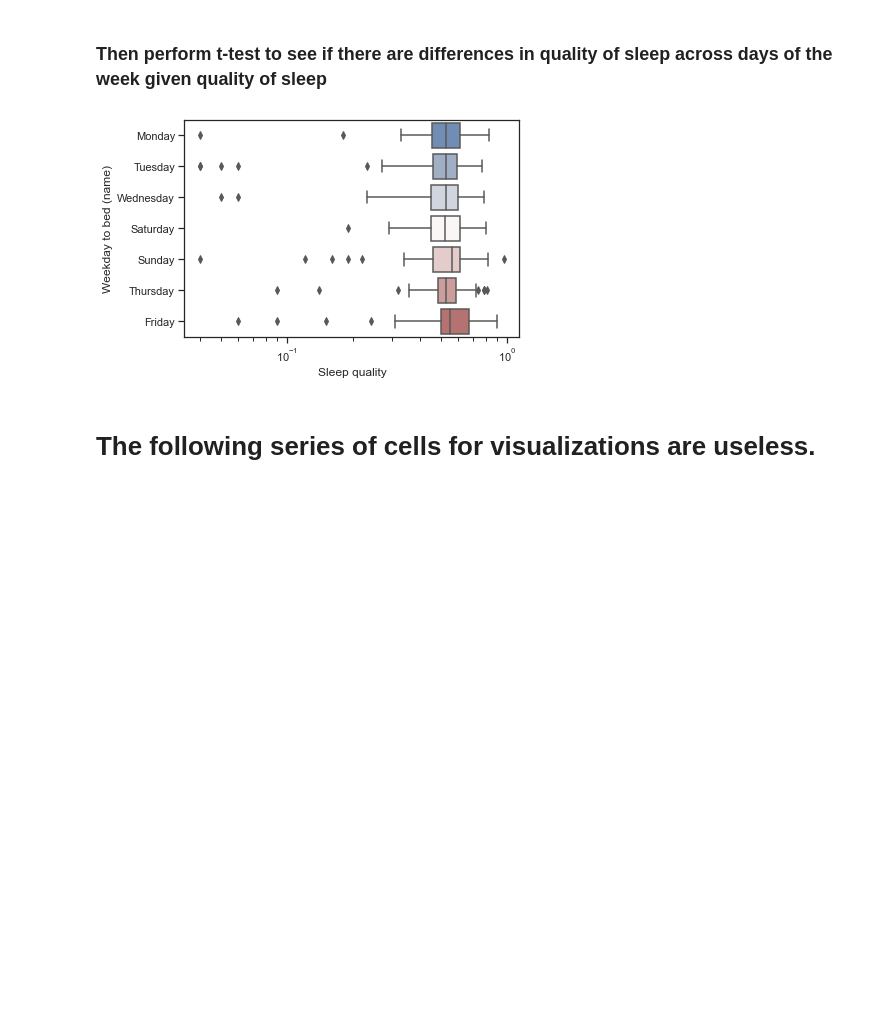
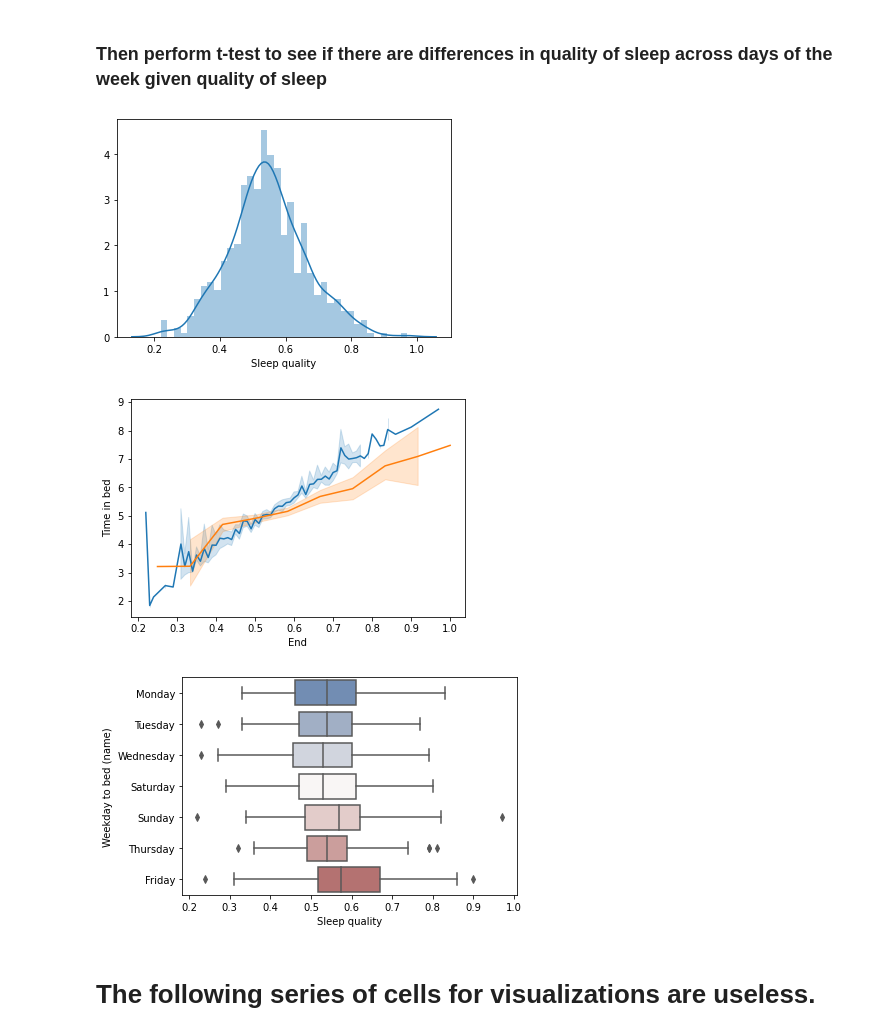
Before and after one commit to AVData/Data_Visualizations, a Jupyter notebook: Sleep_Data_notebook.ipynb, the cells around one changed output. Cells and saved outputs as stored; diff of their text form; code cells hidden in the pictures; blank space fills up the shorter version.

```diff
--- a/Sleep_Data_notebook.ipynb
+++ b/Sleep_Data_notebook.ipynb
@@ -251,7 +253,7 @@ for elem in range(len(column)):
 # %%
 # Step 1: change datatime for 'Start' and 'End' columns
 
-df['Start'] = pd.to_datetime(df['StaAgustinrt'], infer_datetime_format=True)
+df['Start'] = pd.to_datetime(df['Start'], infer_datetime_format=True)
 df['End'] = pd.to_datetime(df['End'], infer_datetime_format=True)
 
 print(f"Start date test:\n{df['Start'].head(3)}\n\nEnd date test:\n{df['End'].head(3)}")
@@ -581,0 +569,10 @@ ax_2 = sns.boxplot(x='Sleep quality', y='Weekday to bed (name)', data=df)
+# %%
+# Above line plot shows that the short durations in bed
+# corresponds to exageratingly low quality of sleep values
+# They will be ommitted at the 0.20 mark
+
+index_vals = df[df['Sleep quality'] < .2].index
+df.drop(index_vals, inplace=True)
+
+print(df.shape)
+df.head()
@@ -582,28 +587,30 @@ ax_2 = sns.boxplot(x='Sleep quality', y='Weekday to bed (name)', data=df)
 # %% [markdown]
 ### Then perform t-test to see if there are differences in quality of sleep across days of the week given quality of sleep
 # %%
-import seaborn as sns
+# Subplots
 
-# Subplots
-sns.set(style="ticks")
 fig, ax = plt.subplots()
-ax.set_xscale('')
-
 # Plots
 # Distributions plots:
 # ax = sns.distplot(df['Sleep quality'], bins=int(len(df['Sleep quality'].value_counts())), hist=False)
 # ax = sns.distplot(df['Time in bed'], bins=int(len(df['Time in bed'].value_counts())), hist=False)
-# ax = sns.distplot(df['Sleep quality'], bins=int(len(df['Sleep quality'].value_counts()))-25)
+ax = sns.distplot(df['Sleep quality'], bins=int(len(df['Sleep quality'].value_counts()))-25)
 
+fig_1, ax_1 = plt.subplots()
 # Line plots
 # ax = sns.lineplot(df['Weekday to Bed (int)'], df['Sleep quality'])
-# ax = sns.lineplot(df['Time in bed'], df['Sleep quality'])
+ax = sns.lineplot(df['Sleep quality'], df['Time in bed'])
+ax = sns.lineplot(df['End'].dt.hour/12, df['Time in bed'])
 
+fig_2, ax_2 = plt.subplots()
 # Box plots
-# ax = sns.boxplot(x='Time in bed', y='Weekday to bed (name)', data=df)
-ax = sns.boxplot(x='Sleep quality', y='Weekday to bed (name)', data=df, palette="vlag")
+# ax_2 = sns.boxplot(x='Time in bed', y='Weekday to bed (name)', data=df, palette="vlag")
+ax_2 = sns.boxplot(x='Sleep quality', y='Weekday to bed (name)', data=df, palette="vlag")
+# ax_2 = sns.boxplot(x=df['Weekday to Bed (int)'], y=df['End'].dt.hour/12, palette="vlag")
 # %% [output]
-[figure, old version]
+[figure, new version]
+[figure, added]
+[figure, added]
 # %% [markdown]
 # The following series of cells for visualizations are useless.
 # %%
```
Also changed, not shown: parts of 18 cells of this notebook.
